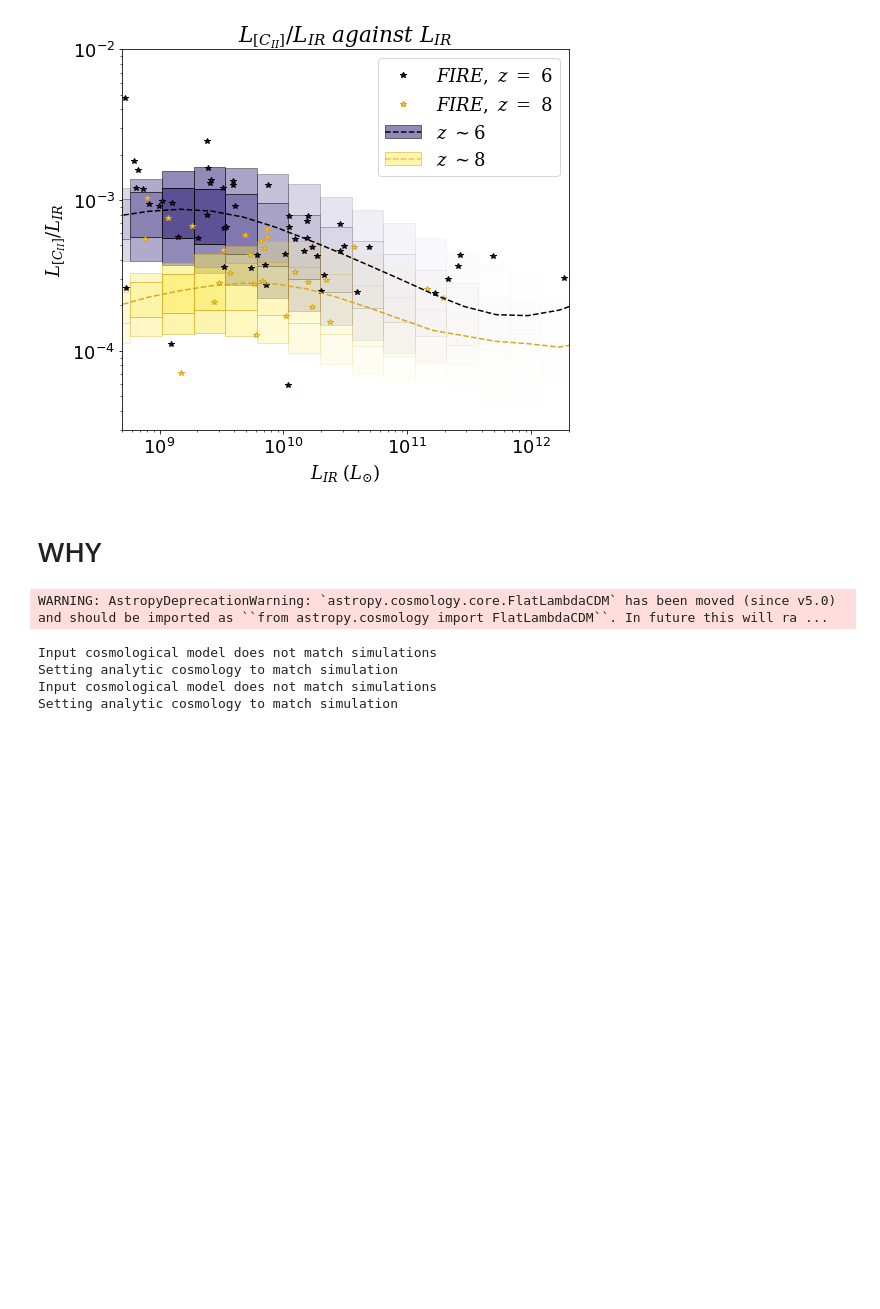
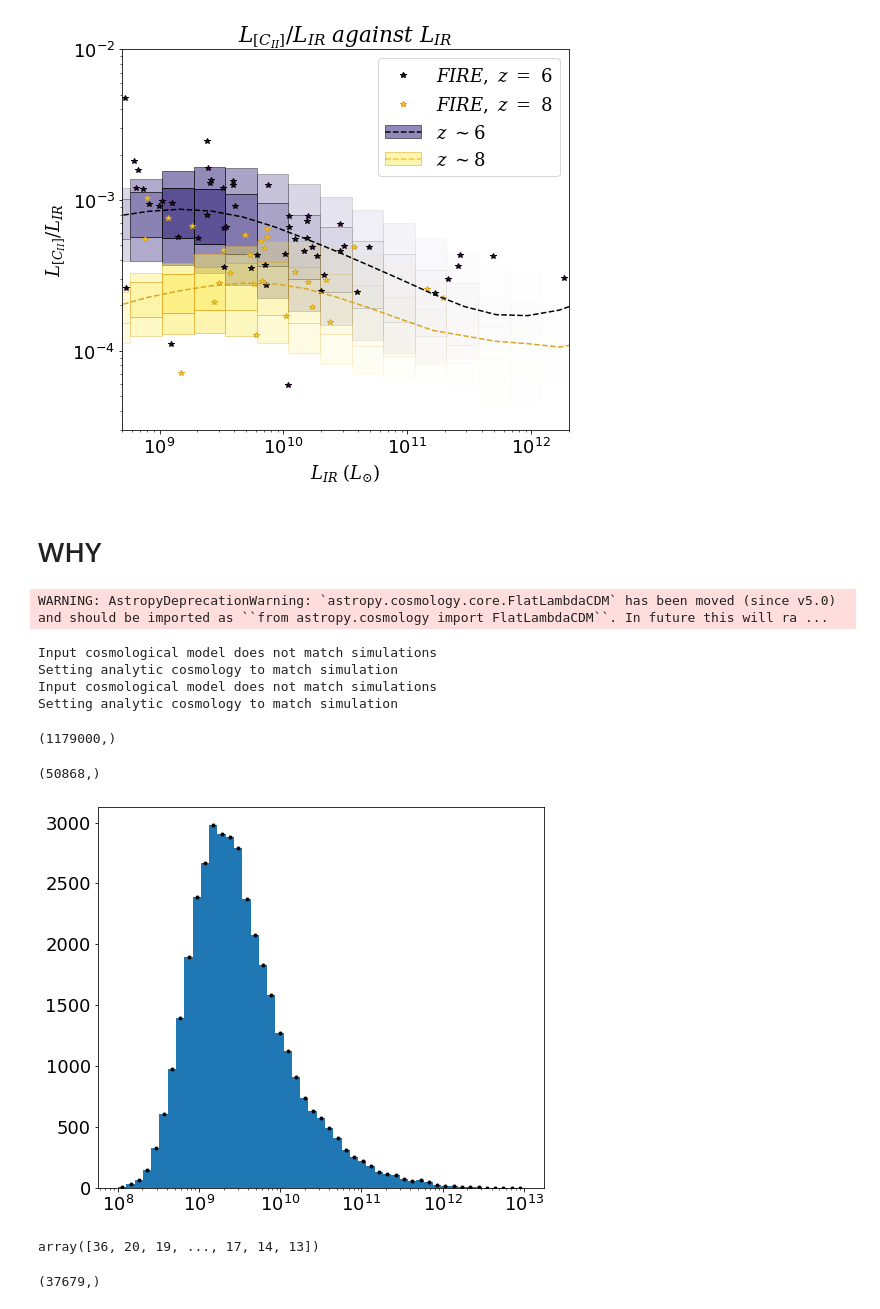
Before and after one commit to PatrickHorlaville/CITA_LIM, a Jupyter notebook: metallicity_clean.ipynb, the cells around one changed output. Saved outputs shown, nothing was run; the diff lists cells and outputs as text; code cells hidden in the pictures; blank space fills up the shorter version.

```diff
--- a/metallicity_clean.ipynb
+++ b/metallicity_clean.ipynb
@@ -343,7 +343,7 @@ m_cii.update(model_par = {'zdex': 0.4,
             catalogue_file  = '/home/dongwooc/scratchspace/pprun_hiz_npz/COMAP_z5.8-7.9_960Mpc_seed_13819.npz')
 # %%
 m_cii_v1.update(nuObs = 270*u.GHz,
-                Delta_nu = 40*u.GHz,
+                Delta_nu = 28*u.GHz,
                 dnu = 2.8*u.GHz,
                 Omega_field = 4*u.deg**2,
-                catalogue_file  = '/home/dongwooc/scratchspace/pprun_hiz_npz/COMAP_z5.8-7.9_960Mpc_seed_13819.npz'))
+                catalogue_file  = '/home/dongwooc/scratchspace/pprun_hiz_npz/COMAP_z5.8-7.9_960Mpc_seed_13819.npz')
@@ -382,0 +387,9 @@ def reg_ir(ir_bin, vnzn, halos_cii):
+# %%
+halo_ms = m_cii_v1.halos.M
+halo_zs6 = m_cii_v1.halos.redshift
+
+halo_sfr = sfr_interp_tab.ev(np.log10(halo_ms), np.log10(halo_zs6 + 1))
+halo_IR = halo_sfr*(1.36*(10**10))
+halo_IR_z6 = add_log_normal_scatter(halo_IR, 0.3, seed = 23)
+
+halos_cii_v1_z6 = m_cii_v1.L_halos.value
@@ -382,0 +417,2 @@ def reg_ir(ir_bin, vnzn, halos_cii):
+# %%
+z6 = (halo_zs6 > 5.99) & (halo_zs6 < 6.01)
@@ -382,0 +421,17 @@ def reg_ir(ir_bin, vnzn, halos_cii):
+# %%
+np.shape(halo_IR_z6)
+# %% [output]
+(1179000,)
+# %%
+np.shape(halos_cii_v1[z8])
+# %% [output]
+(50868,)
+# %%
+ir_binning = np.logspace(8, 13, 50)
+n_ir_z6, _, _= plt.hist(halo_IR_z6[z6], bins = ir_binning)
+
+ir_bin_center = (ir_binning[:-1] + ir_binning[1:]) / 2
+plt.plot(ir_bin_center, n_ir_z6, '.k')
+plt.xscale('log')
+# %% [output]
+[figure, added]
@@ -382,0 +442,8 @@ def reg_ir(ir_bin, vnzn, halos_cii):
+# %%
+spec_bins_z6
+# %% [output]
+array([36, 20, 19, ..., 17, 14, 13])
+# %%
+np.shape(spec_bins_z6)
+# %% [output]
+(37679,)
```
Also changed, not shown: parts of 17 cells of this notebook, 2 other files.
